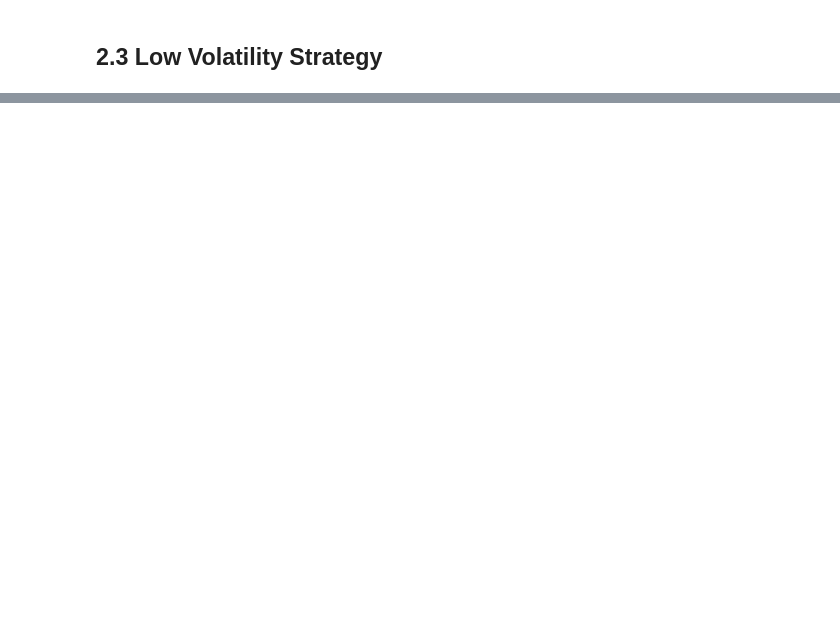
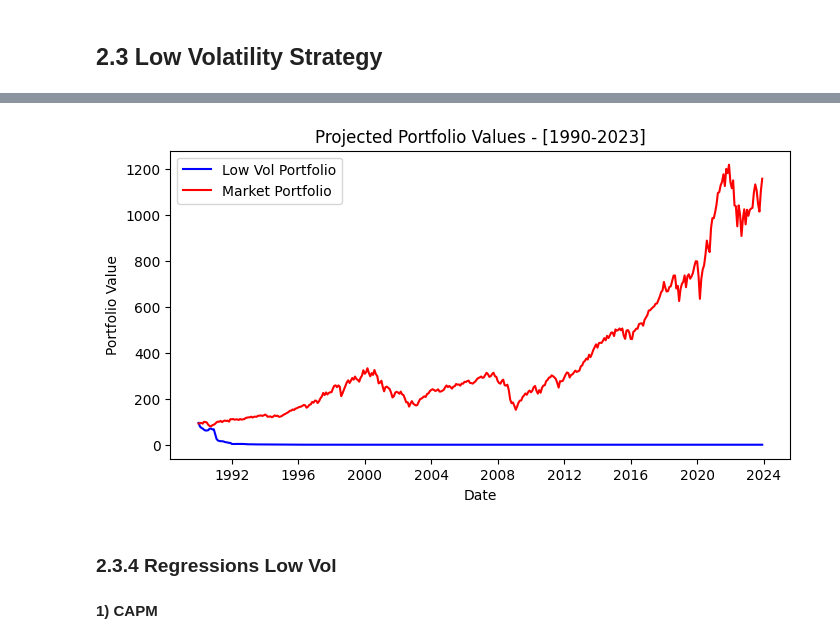
Before and after one commit to Berga20/AdvInv-Project, a Jupyter notebook: Coding.ipynb, the cells around one changed output, grey strips where cells are left out. Cells and saved outputs as stored; diff of their text form; code cells hidden in the pictures; blank space fills up the shorter version.

Commit message:
Low vol strategy update Added the code for the low-vol strategy implemented as Blitz et al (2007) and evaluated the results. However we used monthly instead of weekly returns.

```diff
--- a/Coding.ipynb
+++ b/Coding.ipynb
@@ -824,0 +858,9 @@ FF5_MOM
+# %%
+LowVol_df = LowVol_df.sort_values(by=['PERMNO', 'date'])
+
+def compute_rolling_sum(group):
+    group['RET_VAR'] = group['RET'].rolling(window=36).var()
+    return group
+
+LowVol_df = LowVol_df.groupby('PERMNO').apply(compute_rolling_sum)
+LowVol_df
@@ -824,0 +893,5 @@ FF5_MOM
+# %%
+LowVol_df = LowVol_df.sort_values(by='RET_VAR', ascending=True)
+LowVol_df.dropna(subset=['RET_VAR'], inplace=True)
+LowVol_df['deciles_Q'] = LowVol_df.groupby(['date'])['RET_VAR'].transform(lambda x: pd.qcut(x, 10, labels=False) + 1)
+LowVol_df
@@ -824,0 +914,6 @@ FF5_MOM
+# %%
+portfolio_LowVol = compute_deciles_port(LowVol_df)
+portfolio_LowVol['L-H'] = portfolio_LowVol['P1'] - portfolio_LowVol['P10']
+portfolio_LowVol.index = pd.to_datetime(portfolio_LowVol.index, format="%Y-%m-%d").to_period('M')
+portfolio_LowVol = portfolio_LowVol['1990':]
+portfolio_LowVol
@@ -824,0 +935,5 @@ FF5_MOM
+# %%
+portfolio_LowVol = portfolio_LowVol.sub(rf, axis=0)
+LowVol_FF = pd.concat([portfolio_LowVol, FF_data], axis=1)
+LowVol_FF = LowVol_FF['1990':]
+LowVol_FF
@@ -824,0 +955,26 @@ FF5_MOM
+# %%
+cumulative_returns1 = (1 + LowVol_FF['L-H']).cumprod()
+cumulative_returns2 = (1 + LowVol_FF['mktrf']).cumprod()
+
+cumulative_returns1.index = cumulative_returns1.index.to_timestamp()
+cumulative_returns2.index = cumulative_returns2.index.to_timestamp()
+
+initial_value = 100
+
+portfolio_value1 = cumulative_returns1 * initial_value
+portfolio_value2 = cumulative_returns2 * initial_value
+
+plt.figure(figsize=(8, 4))
+plt.plot(portfolio_value1, color='blue', linestyle='-', label='Low Vol Portfolio')
+plt.plot(portfolio_value2, color='red', linestyle='-', label='Market Portfolio')
+plt.title('Projected Portfolio Values - [1990-2023]')
+plt.xlabel('Date')
+plt.ylabel('Portfolio Value')
+plt.legend()
+plt.show()
+# %% [output]
+[figure, added]
+# %% [markdown]
+### 2.3.4 Regressions Low Vol
+# %% [markdown]
+**1) CAPM**
```
Also changed, not shown: parts of 18 cells of this notebook.
